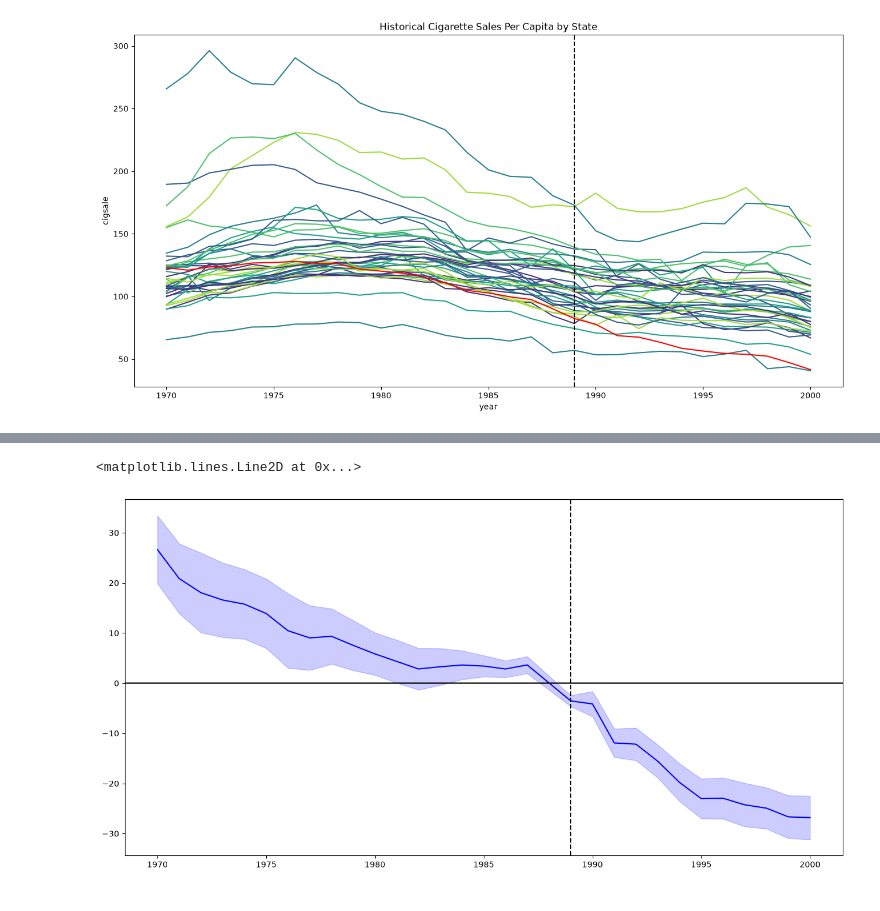
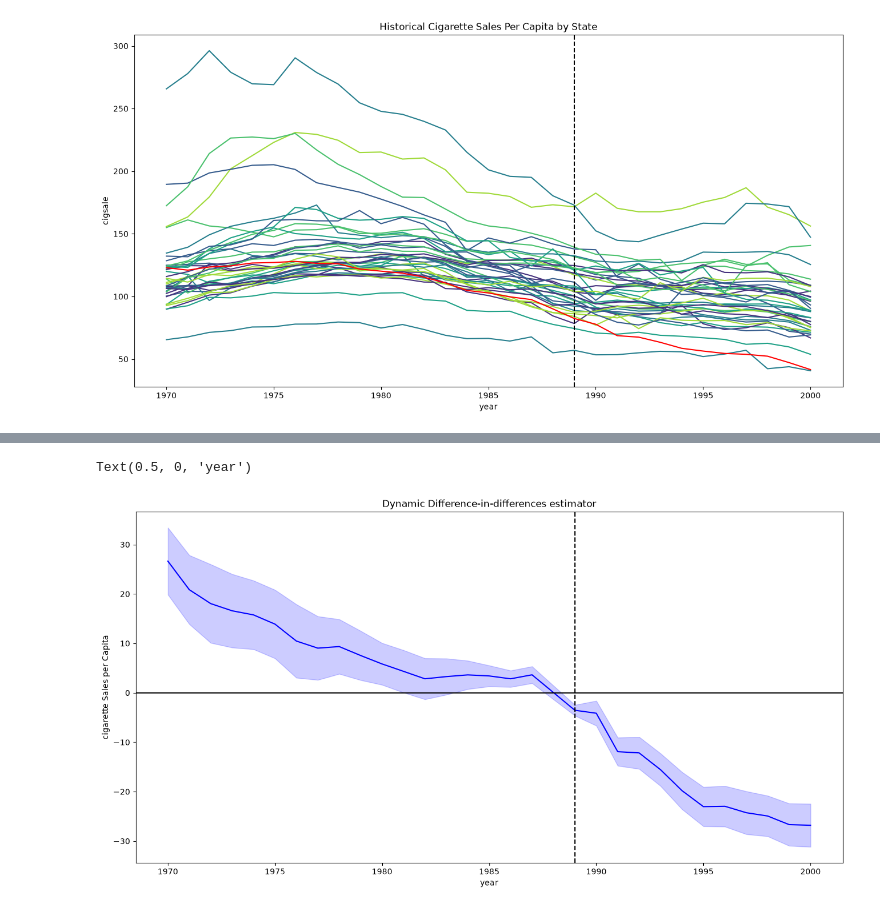
Before and after one commit to Michael-Morgan-Giles/regression_analysis, a Jupyter notebook: 4_panel_data/Treatment_Effect_DiD_Intro.ipynb, the cells around one changed output, grey strips where cells are left out. Cells and saved outputs as stored; diff of their text form; code cells hidden in the pictures.

```diff
--- a/4_panel_data/Treatment_Effect_DiD_Intro.ipynb
+++ b/4_panel_data/Treatment_Effect_DiD_Intro.ipynb
@@ -37,5 +64,5 @@ create necessary variables
 # %%
 df['treated'] = np.where(df['california'] == True,1,0)
 df['post_treat'] = np.where(df['after_treatment'] == True,1,0)
-df['int_for_now'] = df['treated']*df['post_treat']
+df['treated_post_treat'] = df['treated']*df['post_treat']
 df = pd.concat([df,pd.get_dummies(df['year'], prefix = "year").astype(int)], axis = 1)
@@ -148,13 +334,12 @@ Notes:
 # %%
-import linearmodels as lm
+# this nice little list compression probably looks scary, but it is basically just creating a list of years
+# this list can then be used to create the necessary interaction columns
+# (have a look at the list that is printed oiut)
+treated_cols = [col for col in pd.get_dummies(df['year'], prefix='year', drop_first=False).columns]
+print(treated_cols)
 
-# create year interaction
-treated_cols = [col for col in pd.get_dummies(df['year'], prefix='year', drop_first=False).columns]
 for col in treated_cols:
-    df[f'treated_{col}'] = df['treated'] * df[col]
+    panel[f'treated_{col}'] = panel['treated'] * panel[col]
 
- # remove the intervention year to act as a baseline
+# we need to remove the year before the treatment starts to act as a baseline comparison (it will be zero)
 interaction_terms = [f'treated_{col}' for col in treated_cols if col != 'year_1988']
-
-# set unit and time dimensions
-panel = df.set_index(['state', 'year'])
@@ -194,11 +388,14 @@ event_results["lower"] = event_results["parameter"]  - crit_value * event_result
 # %%
 plt.figure(figsize = (16,8))
 plt.plot(event_results['year'], event_results["parameter"], color = "blue")
 plt.fill_between(event_results['year'],
                  event_results['lower'],
                  event_results['upper'], color = "blue", alpha = 0.2)
 plt.axvline(x = 1989, color = "black", linestyle = "--")
 plt.axhline(y = 0, color = "black", linestyle = "-")
+plt.title("Dynamic Difference-in-differences estimator")
+plt.ylabel("cigarette Sales per Capita")
+plt.xlabel("year")
 # %% [output]
-<matplotlib.lines.Line2D at 0x...>
+Text(0.5, 0, 'year')
-[figure, old version]
+[figure, new version]
```
Also changed, not shown: parts of 33 cells of this notebook, 2 other files.
